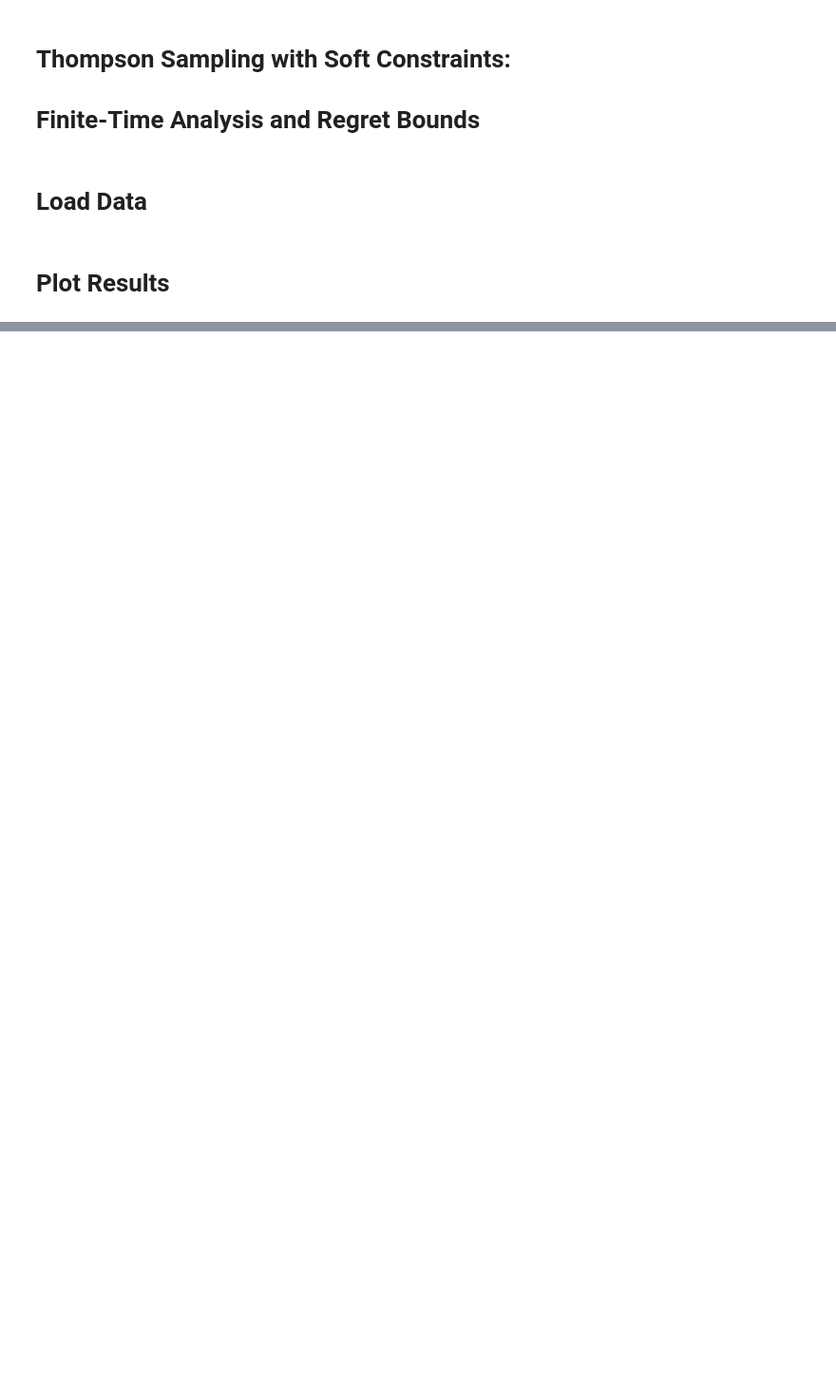
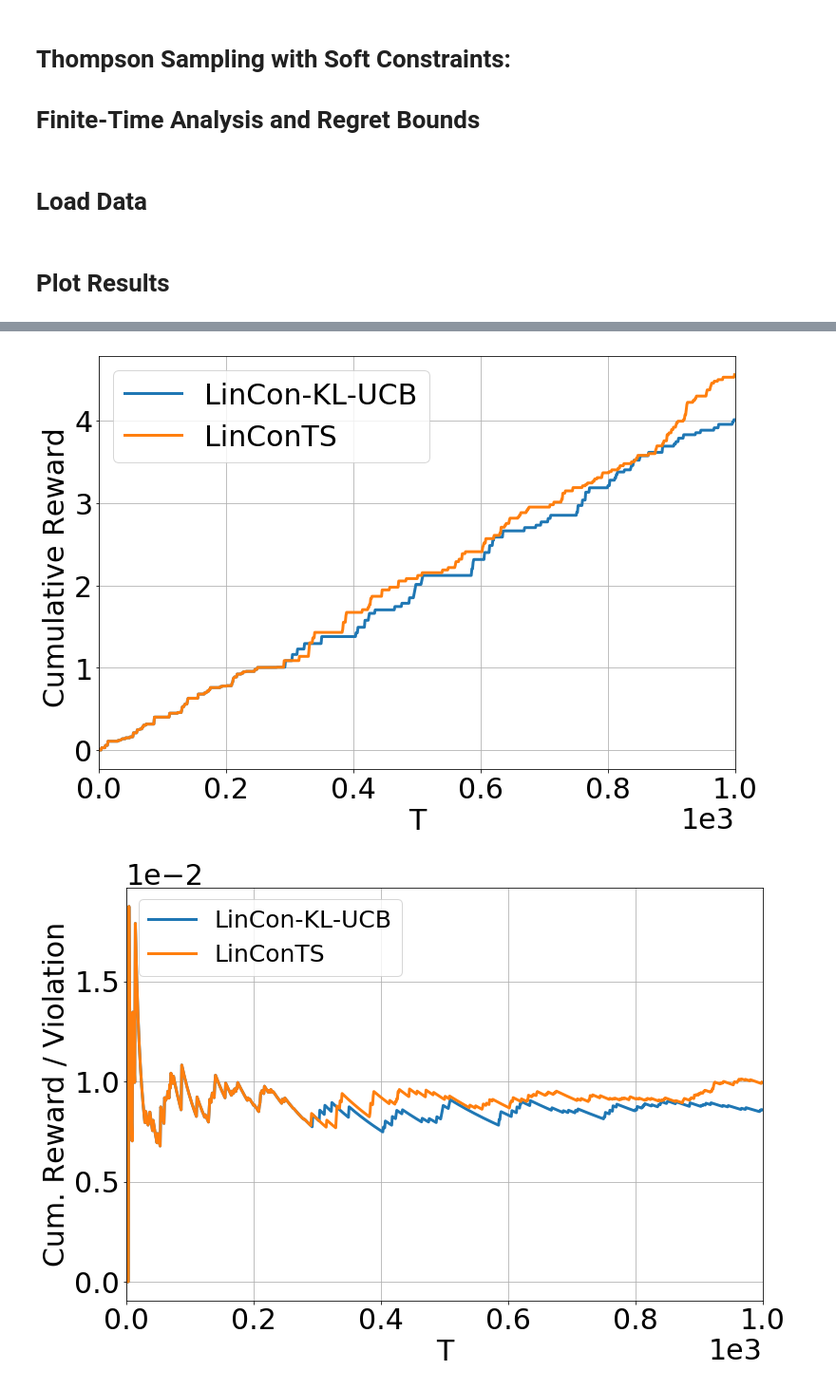
Before and after one commit to vidits-kth/LinConTS, a Jupyter notebook: LinConTS_plots.ipynb, the cells around one changed output, grey strips where cells are left out. Shown at 95% size. Cells and saved outputs as stored; diff of their text form; code cells hidden in the pictures; blank space fills up the shorter version.

```diff
--- a/LinConTS_plots.ipynb
+++ b/LinConTS_plots.ipynb
@@ -39 +86,53 @@ sampling_interval = 1#int( T / 10 )
+# %%
+#------------------------------------
+# Expected Reward
+#------------------------------------
+
+plt.figure(figsize=[12, 8])
+plt.grid(True)
+
+plt.ticklabel_format(style='sci', axis='y', scilimits=(0,0))
+plt.ticklabel_format(style='sci', axis='x', scilimits=(3,3))
+plt.xlim([0, T])
+#plt.ylim([0, 2000])
+
+x_ticks = np.arange(0, T)
+
+#plt.plot(x_ticks[samples], con_ucb_cum_reward[samples], 'k-v')
+plt.plot(x_ticks, np.mean( lincon_kl_ucb_cum_reward, axis=0 ) )
+plt.plot(x_ticks, np.mean( lincon_ts_cum_reward, axis=0 ) )
+
+plt.legend(['LinCon-KL-UCB', 'LinConTS'], loc='upper left')
+plt.xlabel('T')
+plt.ylabel('Cumulative Reward ')
+
+plt.show()
+
+#------------------------------------
+# Expected Reward / Expected Violation
+#------------------------------------
+
+plt.figure(figsize=[12, 8])
+plt.grid(True)
+
+plt.ticklabel_format(style='sci', axis='y', scilimits=(0,0))
+plt.ticklabel_format(style='sci', axis='x', scilimits=(3,3))
+plt.xlim([0, T])
+
+offset = 0
+x_ticks = np.arange(offset, T)
+
+plt.plot(x_ticks, np.divide( np.mean( lincon_kl_ucb_cum_reward, axis=0)[offset:],
+                             np.mean( lincon_kl_ucb_cum_violation, axis=0)[offset:] ) )
+plt.plot(x_ticks, np.divide( np.mean( lincon_ts_cum_reward, axis=0)[offset:],
+                             np.mean( lincon_ts_cum_violation, axis=0)[offset:] ) )
+
+plt.legend(['LinCon-KL-UCB', 'LinConTS'], loc='upper left', fontsize=25)
+plt.xlabel('T')
+plt.ylabel('Cum. Reward / Violation')
+
+plt.show()
+# %% [output]
+[figure, added]
+[figure, added]
 # %%
```
Also changed, not shown: parts of 6 cells of this notebook.
